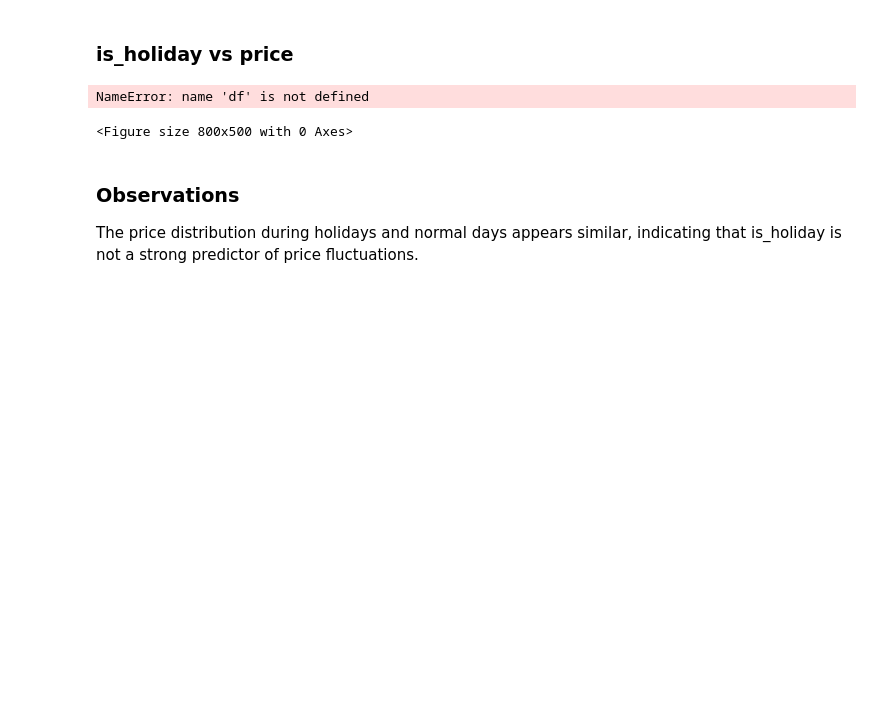
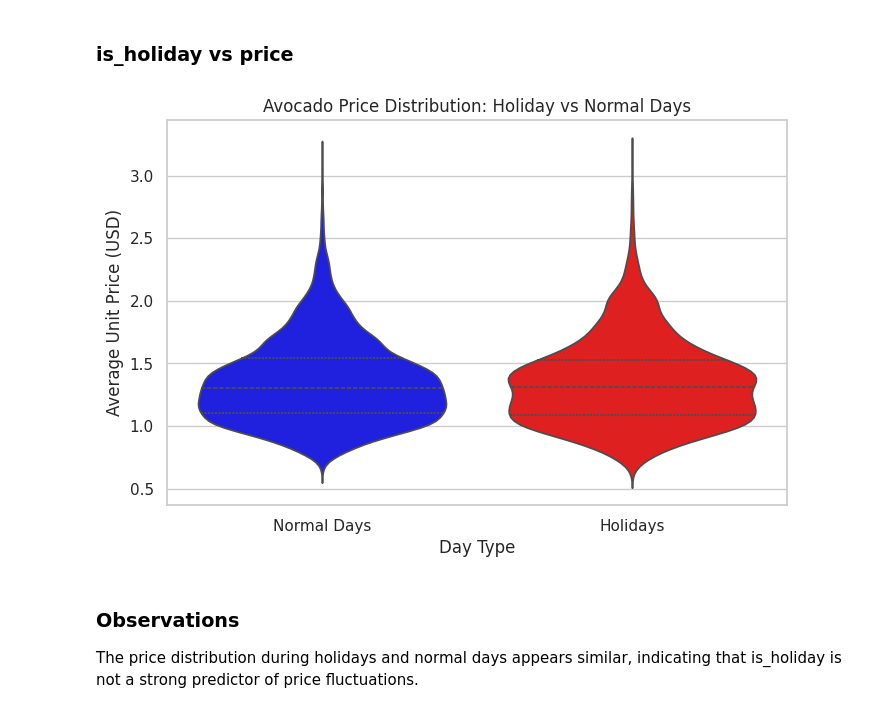
Before and after one commit to naivebird/hass-avocado-price-prediction, a Jupyter notebook: src/hass_avocado_price_prediction.ipynb, the cells around one changed output. Saved outputs shown, nothing was run; the diff lists cells and outputs as text; code cells hidden in the pictures; blank space fills up the shorter version.

```diff
--- a/src/hass_avocado_price_prediction.ipynb
+++ b/src/hass_avocado_price_prediction.ipynb
@@ -286,7 +235,7 @@ NameError: name 'df' is not defined
 # %% [markdown]
 ## Correlation matrix after removing correlated independent variables
 # %%
-columns_to_remove = ["4046_units", "4225_units", "4770_units", "total_bagged_units", "total_prod_volume"]
+columns_to_remove = ["4046_units", "4225_units", "4770_units", "total_bagged_units", "total_prod_volume", "chile_prod_volume", "dominican_republic_prod_volume"]
 for column in columns_to_remove:
     num_cols.remove(column)
 df.drop(columns=columns_to_remove, inplace=True)
@@ -324,17 +269,16 @@ It's clear from the chart that organic avocados tend to be more expensive and ty
 ### is_holiday vs price
 # %%
 plt.figure(figsize=(8, 5))
-sns.violinplot(x=df['is_holiday'], y=df['average_selling_price'], palette=['blue', 'red'], inner='quartile')
+sns.violinplot(x=df['is_holiday'], y=df['average_selling_price'], palette=['blue', 'red'], inner='quartile', hue=df['is_holiday'], legend=False)
 
 plt.xticks([0, 1], ['Normal Days', 'Holidays'])
 plt.xlabel("Day Type")
 plt.ylabel("Average Unit Price (USD)")
 plt.title("Avocado Price Distribution: Holiday vs Normal Days")
 
 plt.show()
 # %% [output]
-NameError: name 'df' is not defined
-<Figure size 800x500 with 0 Axes>
+[figure, added]
 # %% [markdown]
 ### Observations
 The price distribution during holidays and normal days appears similar, indicating that is_holiday is not a strong predictor of price fluctuations.
```
Also changed, not shown: parts of 59 cells of this notebook, 4 other files.
